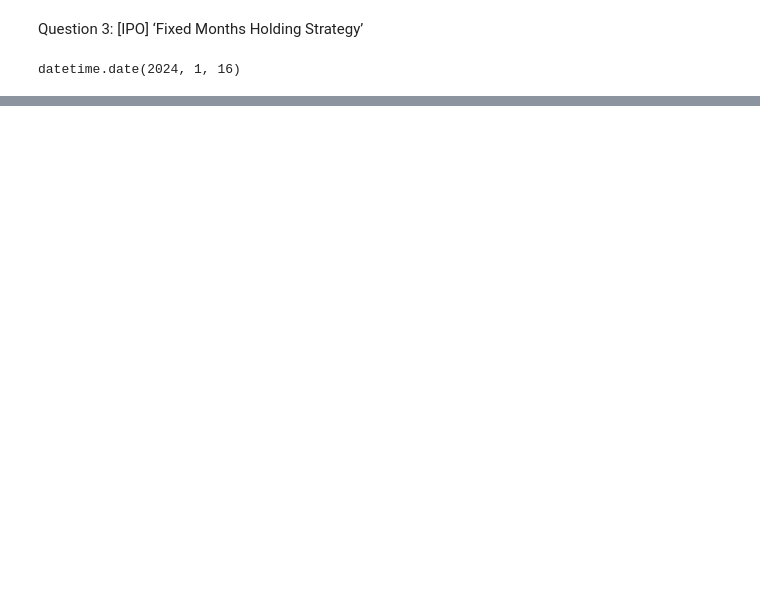
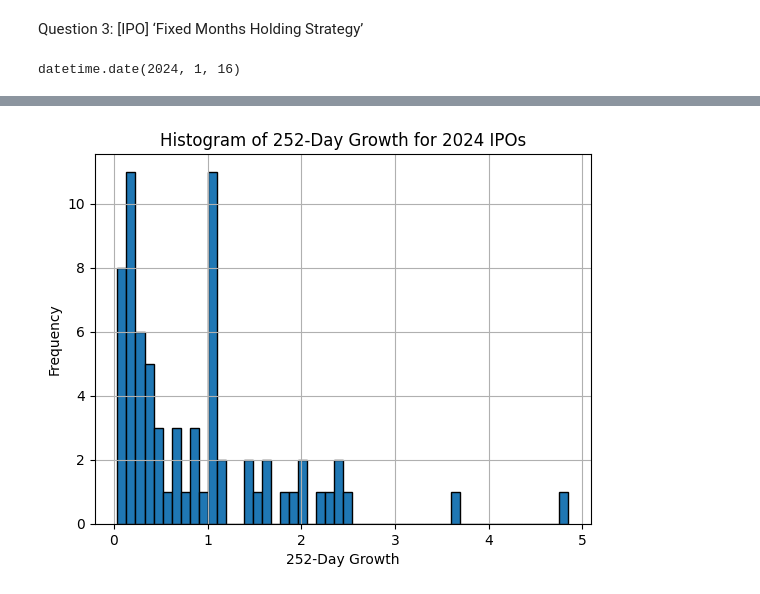
Before and after one commit to primusanto/stock-market-analysis-datatalks-homework, a Jupyter notebook: homework2.ipynb, the cells around one changed output, grey strips where cells are left out. Saved outputs shown, nothing was run; the diff lists cells and outputs as text; code cells hidden in the pictures; blank space fills up the shorter version.

```diff
--- a/homework2.ipynb
+++ b/homework2.ipynb
@@ -320,9 +364,6 @@ for i,ticker in enumerate(tickers):
     historyPrices['growth_'+str(i)+'d'] = historyPrices['Close'] / historyPrices['Close'].shift(i)
   historyPrices['growth_future_30d'] = historyPrices['Close'].shift(-5) / historyPrices['Close']
 
-  # future growth
-  for i in 12:
-    historyPrices['future_growth_'+str(i)+'d'] = historyPrices['Close'] / historyPrices['Close'].shift(i*21)
 
   # Technical indicators
   # SimpleMovingAverage 10 days and 20 days
@@ -439,0 +560,10 @@ Optimal number of months for future growth: future_growth_2m with mean 0.9405443
+# %%
+import matplotlib.pyplot as plt
+
+ipo_data_cleaned['growth_252d'].hist(bins=50, edgecolor='black')
+plt.xlabel('252-Day Growth')
+plt.ylabel('Frequency')
+plt.title('Histogram of 252-Day Growth for 2024 IPOs')
+plt.show()
+# %% [output]
+[figure, added]
```
Also changed, not shown: parts of 34 cells of this notebook, 3 other files.
